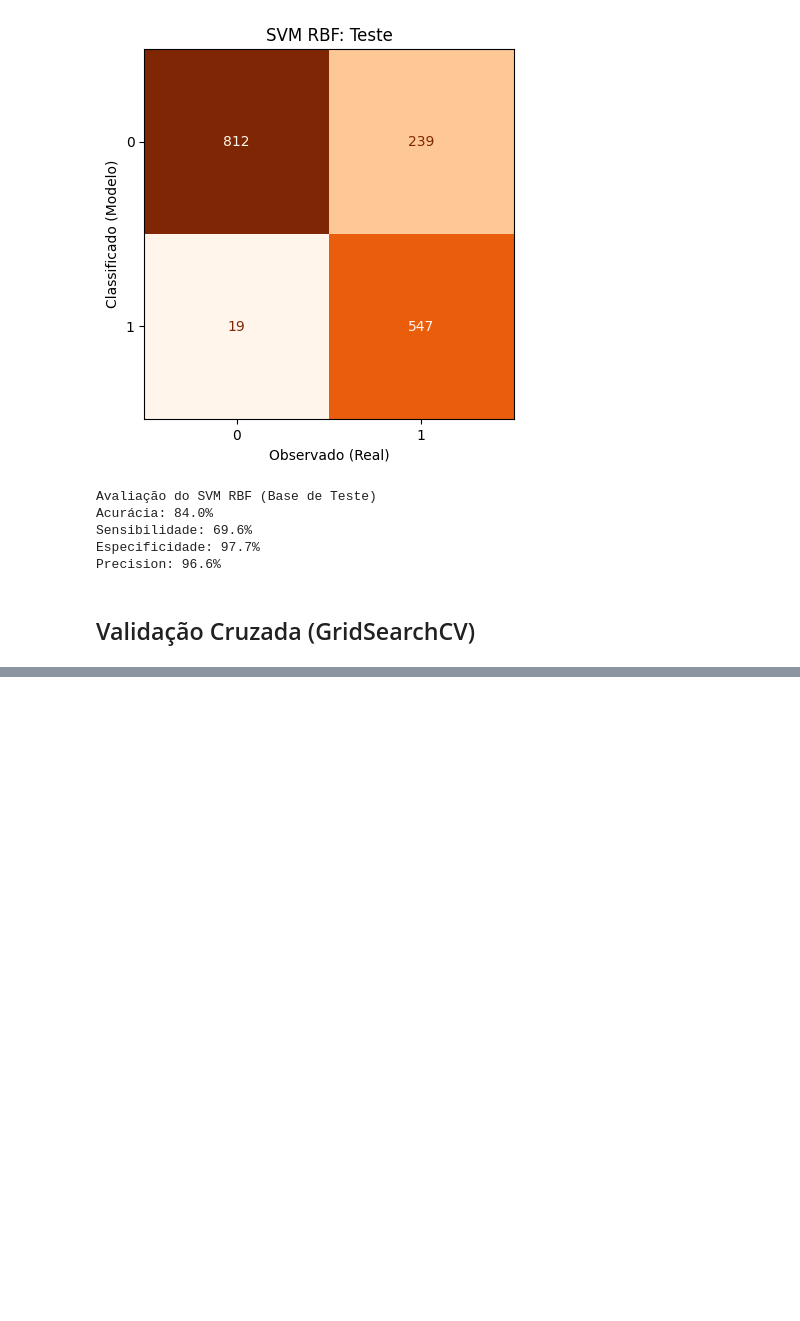
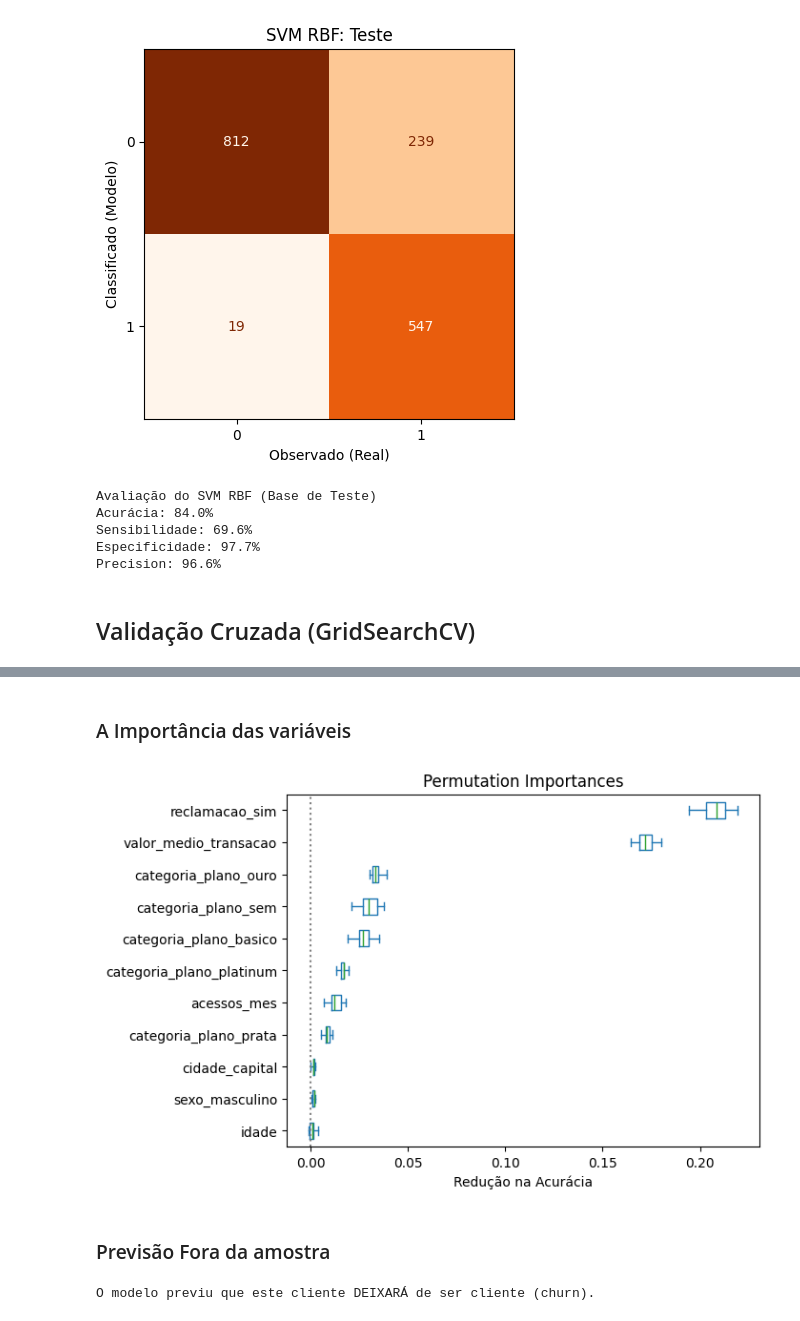
Before and after one commit to dteconometrics/svm_churn, a Jupyter notebook: chrun.ipynb, the cells around one changed output, grey strips where cells are left out. Saved outputs shown, nothing was run; the diff lists cells and outputs as text; code cells hidden in the pictures; blank space fills up the shorter version.

```diff
--- a/chrun.ipynb
+++ b/chrun.ipynb
@@ -439,0 +621,47 @@ Precision: 96.6%
+# %% [markdown]
+### A Importância das variáveis
+# %%
+result = permutation_importance(svm_best, X_test, y_test,
+                                n_repeats=10,
+                                scoring='accuracy',
+                                random_state=100)
+
+sort_importances = result.importances_mean.argsort()
+
+importances = pd.DataFrame(result.importances[sort_importances].T,
+                           columns=X_test.columns[sort_importances])
+
+# Plotar no gráfico
+plt.rcParams['figure.dpi'] = 100
+importances.plot.box(vert=False, whis=10)
+plt.title('Permutation Importances')
+plt.xlabel('Redução na Acurácia')
+plt.axvline(x=0, color='gray', linestyle=':')
+plt.show()
+# %% [output]
+[figure, added]
+# %% [markdown]
+### Previsão Fora da amostra
+# %%
+# Note que as variáveis métricas são padronizadas
+novo_cliente = pd.DataFrame({'idade': [((50-media_idade)/dp_idade)],
+                             'acessos_mes': [((10-media_acessos)/dp_acessos)],
+                             'valor_medio_transacao': [((3500-media_valor)/dp_valor)],
+                             'sexo_masculino': [0],
+                             'cidade_capital': [1],
+                             'categoria_plano_basico': [1],
+                             'categoria_plano_ouro': [0],
+                             'categoria_plano_platinum': [0],
+                             'categoria_plano_prata': [0],
+                             'categoria_plano_sem': [0],
+                             'reclamacao_sim': [1]})
+
+# Previsão do modelo final
+previsao = svm_best.predict(novo_cliente)
+
+if previsao == 1:
+    print("O modelo previu que este cliente DEIXARÁ de ser cliente (churn).")
+else:
+    print("O modelo previu que este cliente PERMANECERÁ como cliente (não churn).")
+# %% [output]
+O modelo previu que este cliente DEIXARÁ de ser cliente (churn).
```
Also changed, not shown: parts of 11 cells of this notebook.
